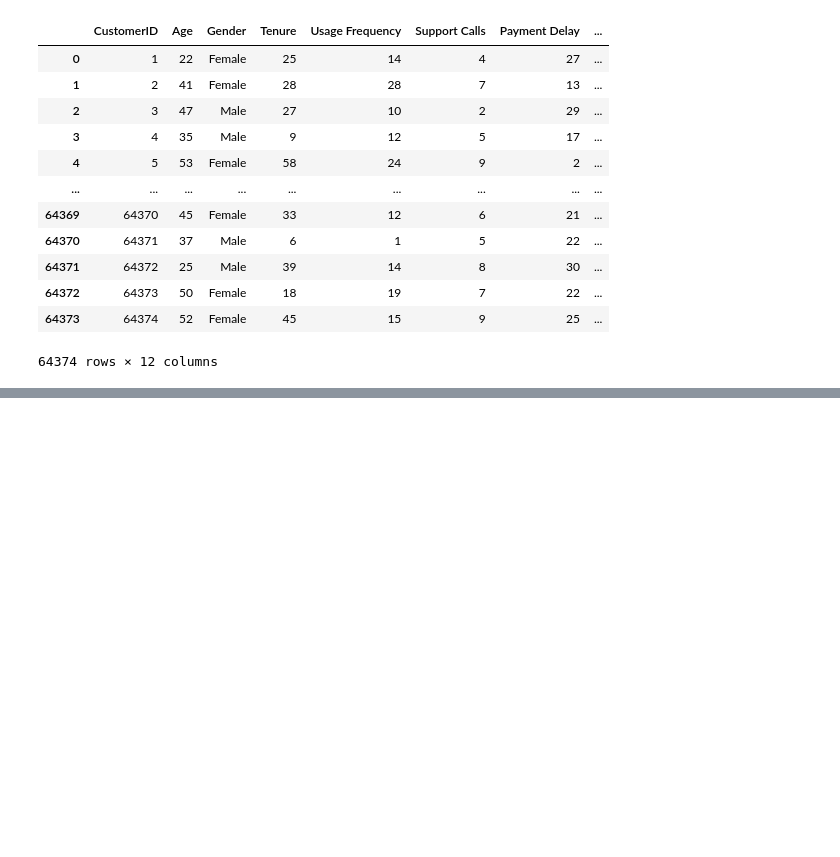
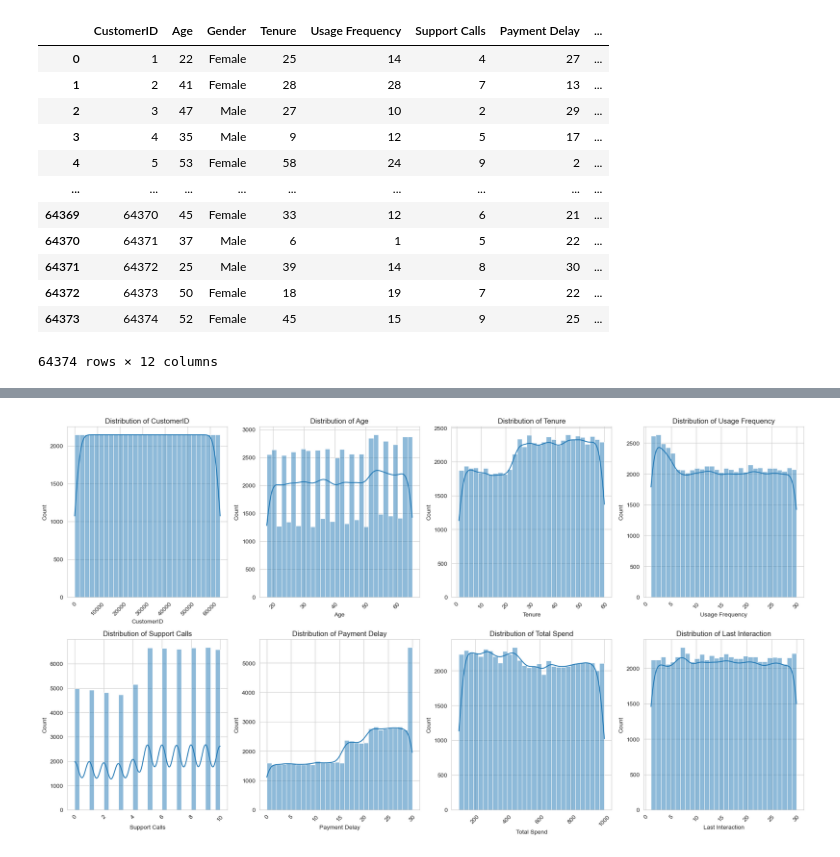
Before and after one commit to adobea-dev/Customer-churn-prediction, a Jupyter notebook: Churn_analysis.ipynb, the cells around one changed output, grey strips where cells are left out. Saved outputs shown, nothing was run; the diff lists cells and outputs as text; code cells hidden in the pictures; blank space fills up the shorter version.

```diff
--- a/Churn_analysis.ipynb
+++ b/Churn_analysis.ipynb
@@ -35,0 +91,5 @@ dfSummary(churn_data, is_collapsible=False)
+# %%
+num_cols = ["CustomerID", "Age", "Tenure", "Usage Frequency", "Support Calls", "Payment Delay", "Total Spend", "Last Interaction"]
+
+# Display summary statistics
+print(churn_data[num_cols].describe())
@@ -35,0 +116,19 @@ dfSummary(churn_data, is_collapsible=False)
+# %%
+#Visualizing the Distributions
+# Set style
+sns.set_style("whitegrid")
+
+# Create subplots for histograms
+fig, axes = plt.subplots(nrows=2, ncols=4, figsize=(18, 10))
+
+axes = axes.flatten()
+
+for i, col in enumerate(num_cols):
+    sns.histplot(churn_data[col], bins=30, kde=True, ax=axes[i])  # Histogram with density curve
+    axes[i].set_title(f"Distribution of {col}")
+    axes[i].tick_params(axis='x', rotation=45)
+
+plt.tight_layout()
+plt.show()
+# %% [output]
+[figure, added]
```
Also changed, not shown: parts of 40 cells of this notebook, 12 other files.
